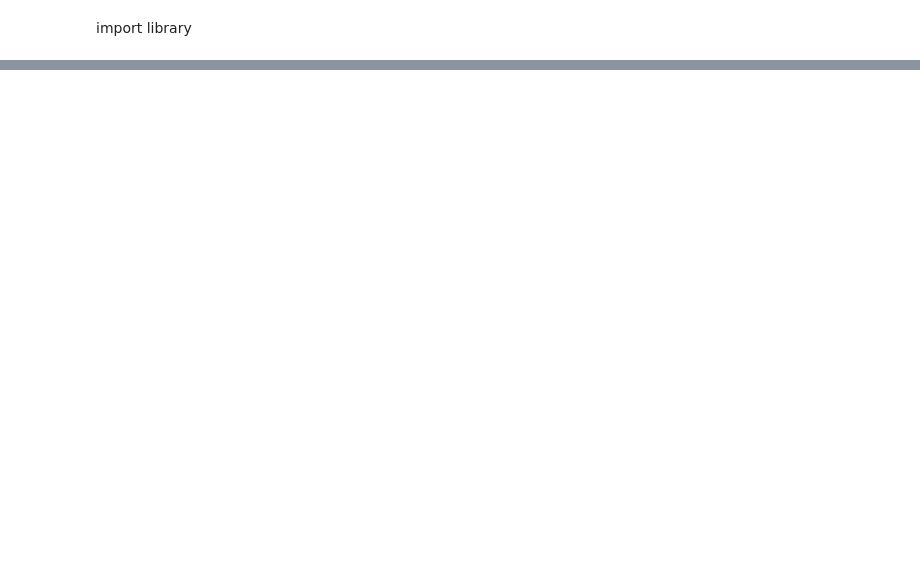
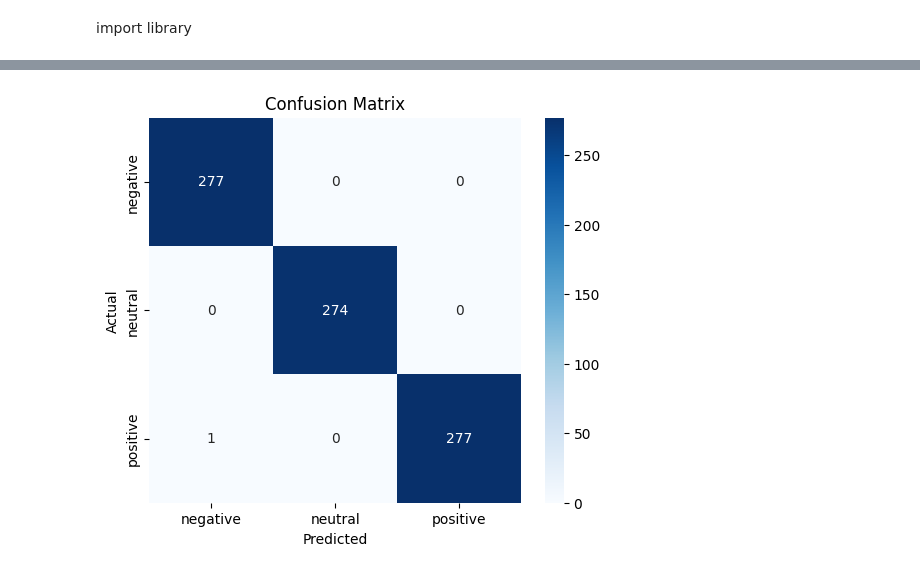
Before and after one commit to ramakant822382/Student_Comment_Analyzer, a Jupyter notebook: student.ipynb, the cells around one changed output, grey strips where cells are left out. Saved outputs shown, nothing was run; the diff lists cells and outputs as text; code cells hidden in the pictures; blank space fills up the shorter version.

```diff
--- a/student.ipynb
+++ b/student.ipynb
@@ -537,0 +136,11 @@ cheack model
+# %%
+X_train, X_test, y_train, y_test = train_test_split(
+    X,
+    y,
+    test_size=0.20,
+    random_state=42,
+    stratify=y
+)
+
+print("Training samples:", len(X_train))
+print("Testing samples:", len(X_test))
@@ -537,0 +171,6 @@ cheack model
+# %%
+print("Training model...")
+
+model.fit(X_train, y_train)
+
+print("✅ Model training completed!")
@@ -537,0 +180,4 @@ cheack model
+# %%
+y_pred = model.predict(X_test)
+
+print("Predictions completed!")
@@ -537,0 +204,26 @@ cheack model
+# %%
+import matplotlib.pyplot as plt
+import seaborn as sns
+from sklearn.metrics import confusion_matrix
+
+# Confusion matrix
+cm = confusion_matrix(y_test, y_pred)
+
+# Plot
+plt.figure(figsize=(6, 5))
+
+sns.heatmap(
+    cm,
+    annot=True,
+    fmt="d",
+    cmap="Blues",
+    xticklabels=model.classes_,
+    yticklabels=model.classes_
+)
+
+plt.xlabel("Predicted")
+plt.ylabel("Actual")
+plt.title("Confusion Matrix")
+plt.show()
+# %% [output]
+[figure, added]
```
Also changed, not shown: parts of 125 cells of this notebook, 4 other files.
